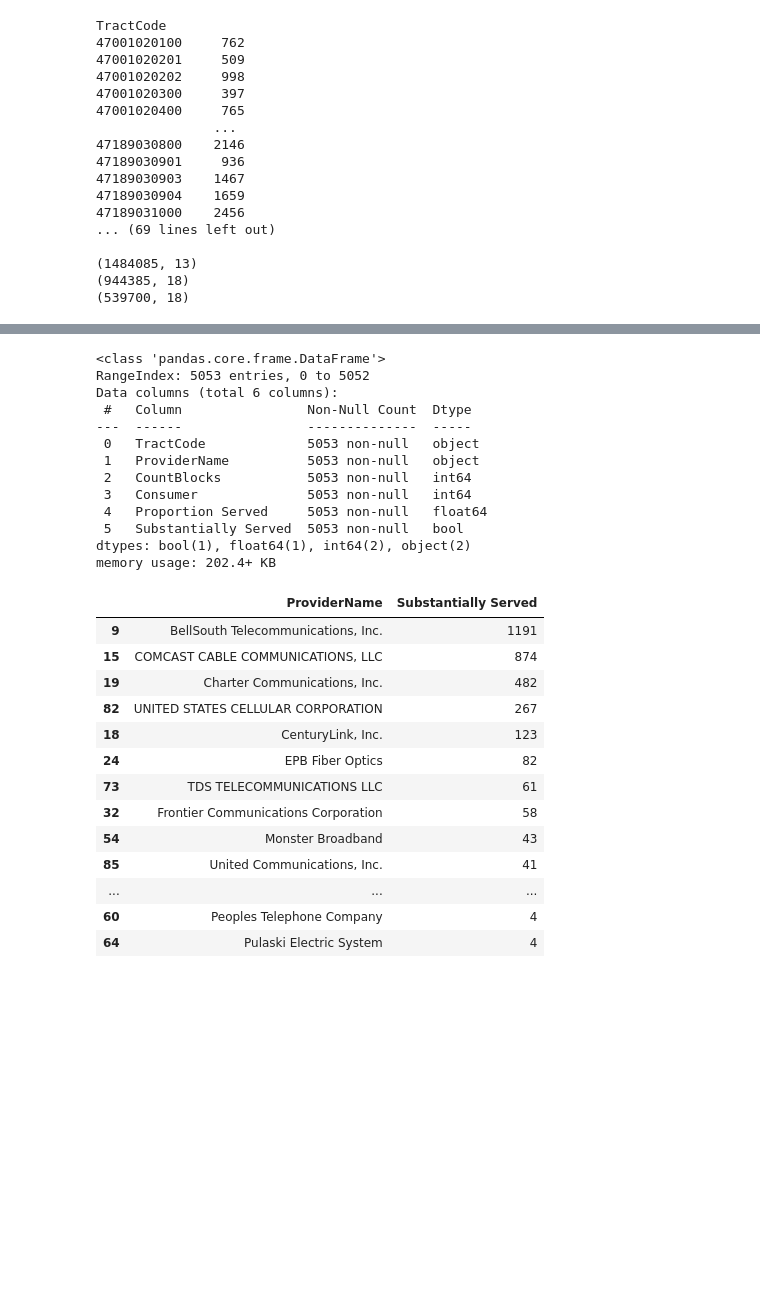
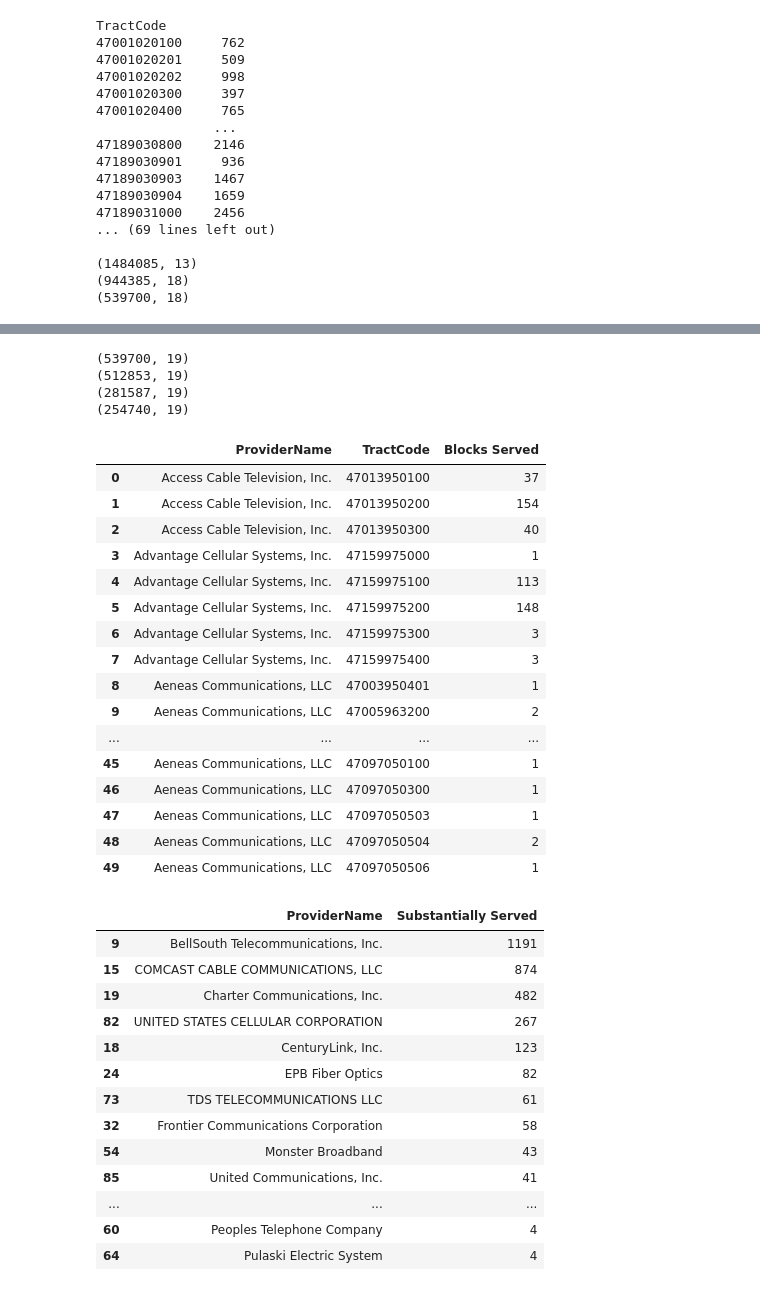
Before and after one commit to KYandow/Broadband-Coverage-TN-NSS-Capstone, a Jupyter notebook: notebooks/FCC Data - Explore & Prep for Analysis.ipynb, the cells around one changed output, grey strips where cells are left out. Drawn from its saved outputs; the diff is of its cells as text; code cells hidden in the pictures; blank space fills up the shorter version.

Commit message:
add tiers for 3 / 12 / 25 mbps and separate business appropriately

```diff
--- a/notebooks/FCC Data - Explore & Prep for Analysis.ipynb
+++ b/notebooks/FCC Data - Explore & Prep for Analysis.ipynb
@@ -173,3 +159,23 @@ count_blocks.head()
 # %%
 ## Merge block count into fcc df
 no_sat_june19_countd = no_sat_june19.merge(count_blocks, how='inner', on='TractCode')
+# %%
+## Make dfs which are subsetted for Consumer and Business service, as well as both
+consumer_june19 =  no_sat_june19_countd[no_sat_june19_countd['Consumer'] == 1]
+business_june19 =  no_sat_june19_countd[no_sat_june19_countd['Business'] == 1]
+both_cnsm_biz_june19 = consumer_june19[consumer_june19['Business'] == 1]
+# %% [output]
+(539700, 19)
+(512853, 19)
+(281587, 19)
+(254740, 19)
+# %%
+## Determine how many blocks in a tract are served
+provider_block_served_consumer = consumer_june19.groupby(['ProviderName', 'BlockCode', 'TractCode'])['Consumer'].max().reset_index()
+provider_block_served_business = business_june19.groupby(['ProviderName', 'BlockCode', 'TractCode'])['Business'].max().reset_index()
+
+sum_blocks_by_tract_consumer = provider_block_served_consumer.groupby(['ProviderName','TractCode'])['Consumer'].sum().reset_index()
+sum_blocks_by_tract_business = provider_block_served_business.groupby(['ProviderName','TractCode'])['Business'].sum().reset_index()
+
+sum_blocks_by_tract_consumer.rename(columns={'Consumer': 'Blocks Served'}, inplace=True)
+sum_blocks_by_tract_business.rename(columns={'Business': 'Blocks Served'}, inplace=True)
@@ -176 +201,21 @@ no_sat_june19_countd = no_sat_june19.merge(count_blocks, how='inner', on='TractC
+# %%
+sum_blocks_by_tract_business.head(50)
+# %% [output]
+|  | ProviderName | TractCode | Blocks Served |
+| 0 | Access Cable Television, Inc. | 47013950100 | 37 |
+| 1 | Access Cable Television, Inc. | 47013950200 | 154 |
+| 2 | Access Cable Television, Inc. | 47013950300 | 40 |
+| 3 | Advantage Cellular Systems, Inc. | 47159975000 | 1 |
+| 4 | Advantage Cellular Systems, Inc. | 47159975100 | 113 |
+| 5 | Advantage Cellular Systems, Inc. | 47159975200 | 148 |
+| 6 | Advantage Cellular Systems, Inc. | 47159975300 | 3 |
+| 7 | Advantage Cellular Systems, Inc. | 47159975400 | 3 |
+| 8 | Aeneas Communications, LLC | 47003950401 | 1 |
+| 9 | Aeneas Communications, LLC | 47005963200 | 2 |
+| ... | ... | ... | ... |
+| 45 | Aeneas Communications, LLC | 47097050100 | 1 |
+| 46 | Aeneas Communications, LLC | 47097050300 | 1 |
+| 47 | Aeneas Communications, LLC | 47097050503 | 1 |
+| 48 | Aeneas Communications, LLC | 47097050504 | 2 |
+| 49 | Aeneas Communications, LLC | 47097050506 | 1 |
 # %%
@@ -183,18 +233,0 @@ block_sum_consumers['Substantially Served'] = block_sum_consumers['Proportion Se
-# %%
-block_sum_consumers.info()
-##block_sum_consumers['Substantially Served'] = block_sum_consumers['Substantially Served'].fillna(-1)
-##block_sum_consumers['Substantially Served'] = block_sum_consumers['Substantially Served'].astype('int64')
-# %% [output]
-<class 'pandas.core.frame.DataFrame'>
-RangeIndex: 5053 entries, 0 to 5052
-Data columns (total 6 columns):
- #   Column                Non-Null Count  Dtype
----  ------                --------------  -----
- 0   TractCode             5053 non-null   object
- 1   ProviderName          5053 non-null   object
- 2   CountBlocks           5053 non-null   int64
- 3   Consumer              5053 non-null   int64
- 4   Proportion Served     5053 non-null   float64
- 5   Substantially Served  5053 non-null   bool
-dtypes: bool(1), float64(1), int64(2), object(2)
-memory usage: 202.4+ KB
```
Also changed, not shown: parts of 5 cells of this notebook, 3 other files.
